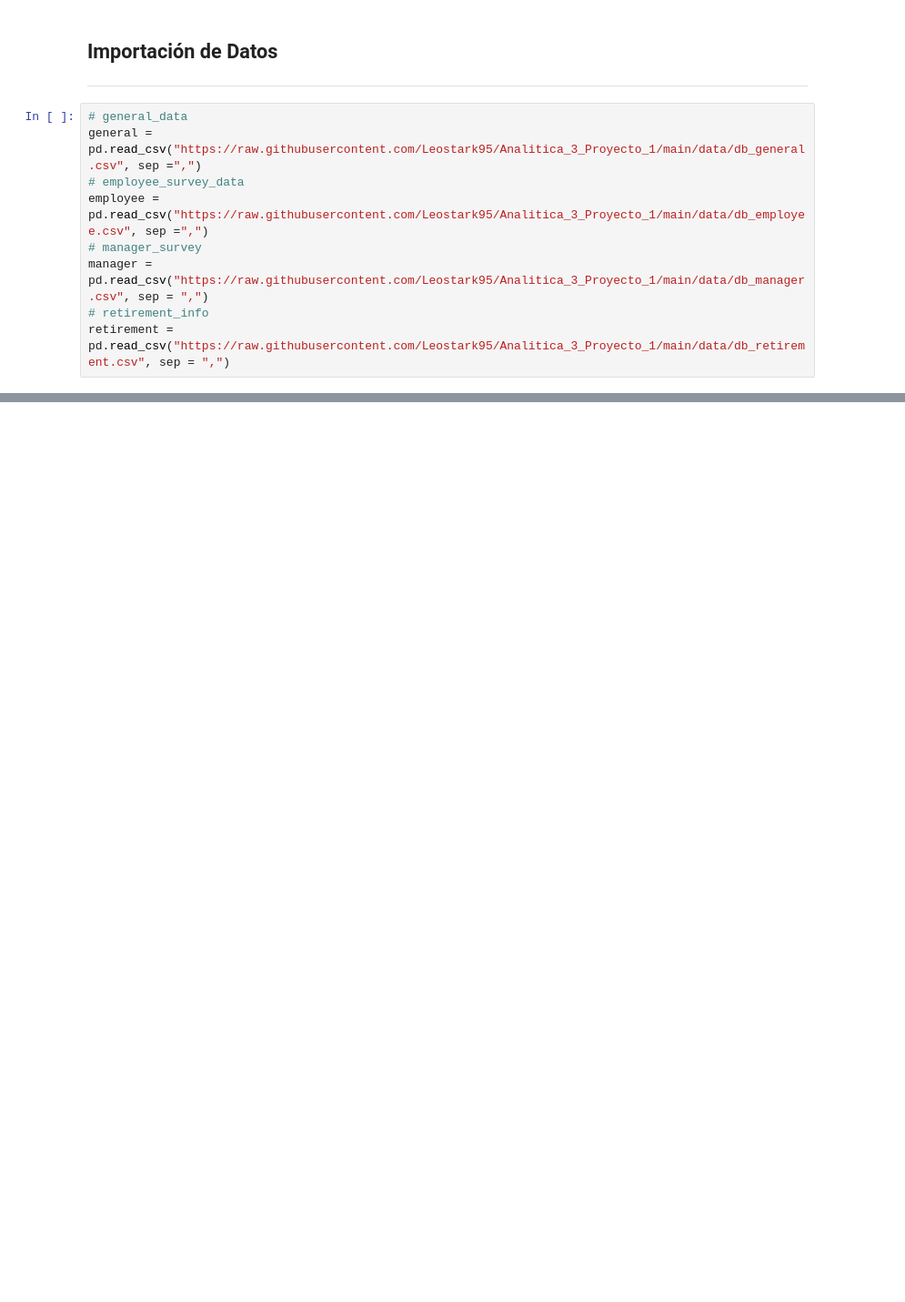
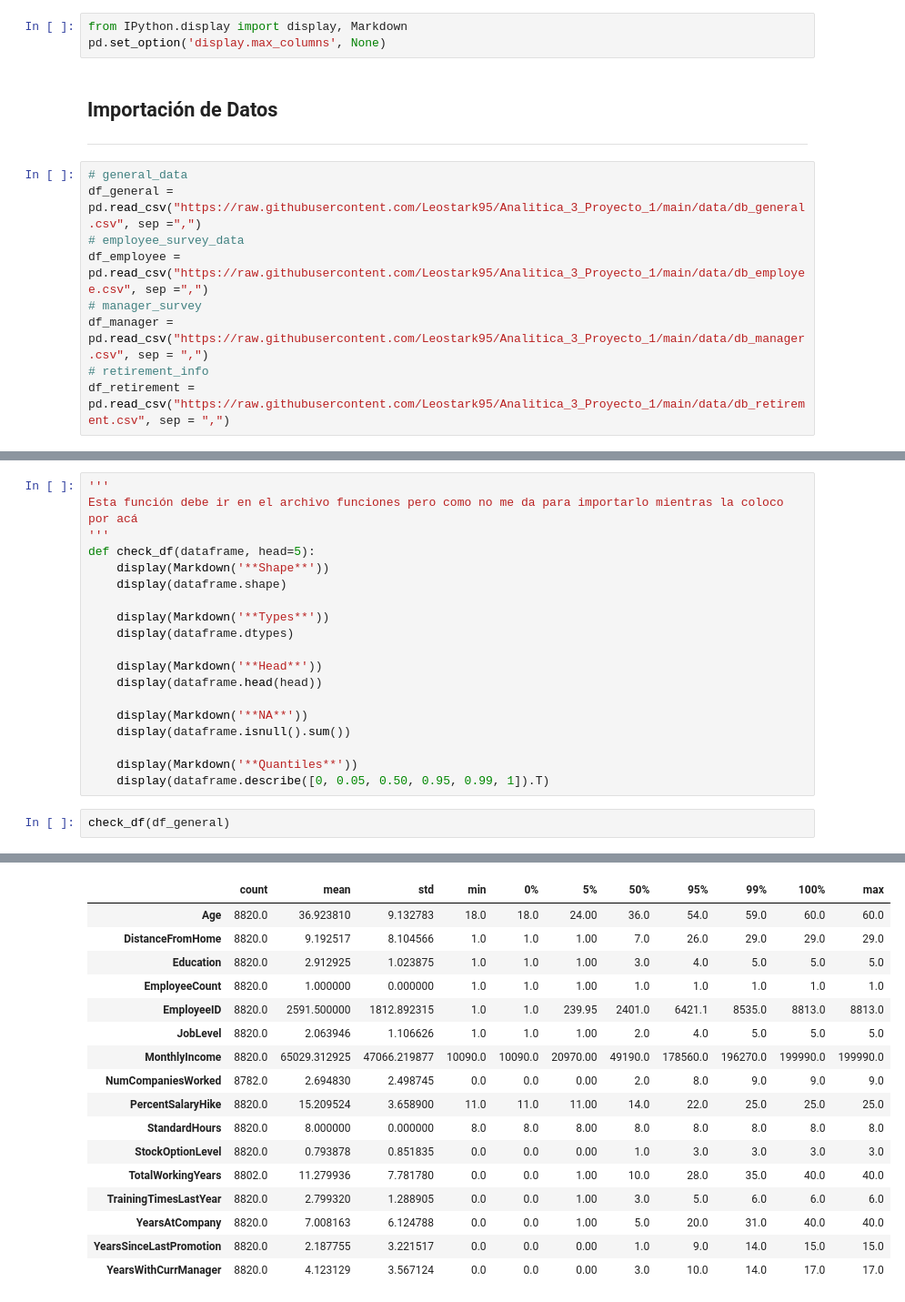
Before and after one commit to Leostark95/Analitica_3_Proyecto_1, a Jupyter notebook: b_Procesamiento.ipynb, the cells around one changed output, grey strips where cells are left out. Shown at 91% size. Cells and saved outputs as stored; diff of their text form; blank space fills up the shorter version.

```diff
--- a/b_Procesamiento.ipynb
+++ b/b_Procesamiento.ipynb
@@ -16,12 +19,15 @@ import seaborn as sns
+# %%
+from IPython.display import display, Markdown
+pd.set_option('display.max_columns', None)
 # %% [markdown]
 ## <font color='157699'> Importación de Datos
 ---
 # %%
 # general_data
-general = pd.read_csv("https://raw.githubusercontent.com/Leostark95/Analitica_3_Proyecto_1/main/data/db_general.csv", sep =",")
+df_general = pd.read_csv("https://raw.githubusercontent.com/Leostark95/Analitica_3_Proyecto_1/main/data/db_general.csv", sep =",")
 # employee_survey_data
-employee = pd.read_csv("https://raw.githubusercontent.com/Leostark95/Analitica_3_Proyecto_1/main/data/db_employee.csv", sep =",")
+df_employee = pd.read_csv("https://raw.githubusercontent.com/Leostark95/Analitica_3_Proyecto_1/main/data/db_employee.csv", sep =",")
 # manager_survey
-manager = pd.read_csv("https://raw.githubusercontent.com/Leostark95/Analitica_3_Proyecto_1/main/data/db_manager.csv", sep = ",")
+df_manager = pd.read_csv("https://raw.githubusercontent.com/Leostark95/Analitica_3_Proyecto_1/main/data/db_manager.csv", sep = ",")
 # retirement_info
-retirement = pd.read_csv("https://raw.githubusercontent.com/Leostark95/Analitica_3_Proyecto_1/main/data/db_retirement.csv", sep = ",")
+df_retirement = pd.read_csv("https://raw.githubusercontent.com/Leostark95/Analitica_3_Proyecto_1/main/data/db_retirement.csv", sep = ",")
@@ -27,0 +36,22 @@ retirement = pd.read_csv("https://raw.githubusercontent.com/Leostark95/Analitica
+# %%
+'''
+Esta función debe ir en el archivo funciones pero como no me da para importarlo mientras la coloco por acá
+'''
+def check_df(dataframe, head=5):
+    display(Markdown('**Shape**'))
+    display(dataframe.shape)
+
+    display(Markdown('**Types**'))
+    display(dataframe.dtypes)
+
+    display(Markdown('**Head**'))
+    display(dataframe.head(head))
+
+    display(Markdown('**NA**'))
+    display(dataframe.isnull().sum())
+
+    display(Markdown('**Quantiles**'))
+    display(dataframe.describe([0, 0.05, 0.50, 0.95, 0.99, 1]).T)
+# %%
+check_df(df_general)
+# %% [output]
@@ -27,0 +104,17 @@ retirement = pd.read_csv("https://raw.githubusercontent.com/Leostark95/Analitica
+|  | count | mean | std | min | 0% | 5% | 50% | 95% | 99% | 100% | max |
+| Age | 8820.0 | 36.923810 | 9.132783 | 18.0 | 18.0 | 24.00 | 36.0 | 54.0 | 59.0 | 60.0 | 60.0 |
+| DistanceFromHome | 8820.0 | 9.192517 | 8.104566 | 1.0 | 1.0 | 1.00 | 7.0 | 26.0 | 29.0 | 29.0 | 29.0 |
+| Education | 8820.0 | 2.912925 | 1.023875 | 1.0 | 1.0 | 1.00 | 3.0 | 4.0 | 5.0 | 5.0 | 5.0 |
+| EmployeeCount | 8820.0 | 1.000000 | 0.000000 | 1.0 | 1.0 | 1.00 | 1.0 | 1.0 | 1.0 | 1.0 | 1.0 |
+| EmployeeID | 8820.0 | 2591.500000 | 1812.892315 | 1.0 | 1.0 | 239.95 | 2401.0 | 6421.1 | 8535.0 | 8813.0 | 8813.0 |
+| JobLevel | 8820.0 | 2.063946 | 1.106626 | 1.0 | 1.0 | 1.00 | 2.0 | 4.0 | 5.0 | 5.0 | 5.0 |
+| MonthlyIncome | 8820.0 | 65029.312925 | 47066.219877 | 10090.0 | 10090.0 | 20970.00 | 49190.0 | 178560.0 | 196270.0 | 199990.0 | 199990.0 |
+| NumCompaniesWorked | 8782.0 | 2.694830 | 2.498745 | 0.0 | 0.0 | 0.00 | 2.0 | 8.0 | 9.0 | 9.0 | 9.0 |
+| PercentSalaryHike | 8820.0 | 15.209524 | 3.658900 | 11.0 | 11.0 | 11.00 | 14.0 | 22.0 | 25.0 | 25.0 | 25.0 |
+| StandardHours | 8820.0 | 8.000000 | 0.000000 | 8.0 | 8.0 | 8.00 | 8.0 | 8.0 | 8.0 | 8.0 | 8.0 |
+| StockOptionLevel | 8820.0 | 0.793878 | 0.851835 | 0.0 | 0.0 | 0.00 | 1.0 | 3.0 | 3.0 | 3.0 | 3.0 |
+| TotalWorkingYears | 8802.0 | 11.279936 | 7.781780 | 0.0 | 0.0 | 1.00 | 10.0 | 28.0 | 35.0 | 40.0 | 40.0 |
+| TrainingTimesLastYear | 8820.0 | 2.799320 | 1.288905 | 0.0 | 0.0 | 1.00 | 3.0 | 5.0 | 6.0 | 6.0 | 6.0 |
+| YearsAtCompany | 8820.0 | 7.008163 | 6.124788 | 0.0 | 0.0 | 1.00 | 5.0 | 20.0 | 31.0 | 40.0 | 40.0 |
+| YearsSinceLastPromotion | 8820.0 | 2.187755 | 3.221517 | 0.0 | 0.0 | 0.00 | 1.0 | 9.0 | 14.0 | 15.0 | 15.0 |
+| YearsWithCurrManager | 8820.0 | 4.123129 | 3.567124 | 0.0 | 0.0 | 0.00 | 3.0 | 10.0 | 14.0 | 17.0 | 17.0 |
```
Also changed, not shown: parts of 6 cells of this notebook, 1 other file.
